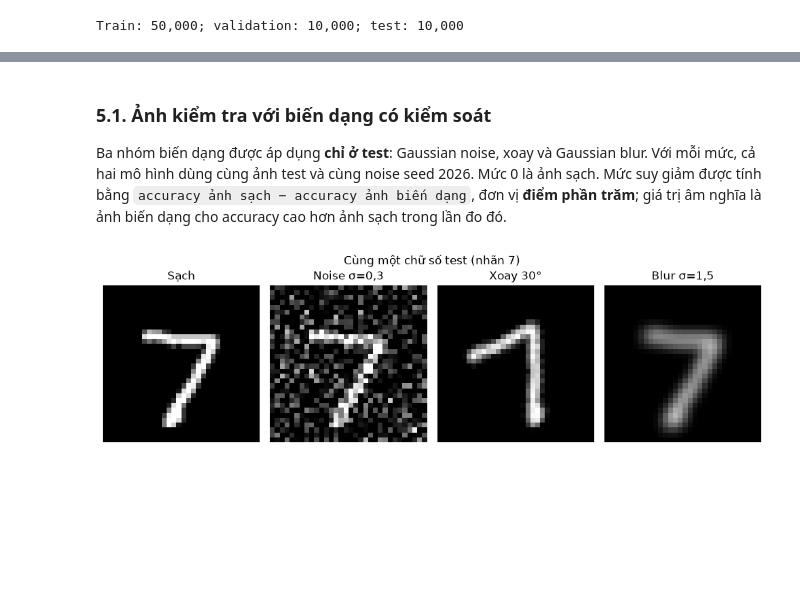
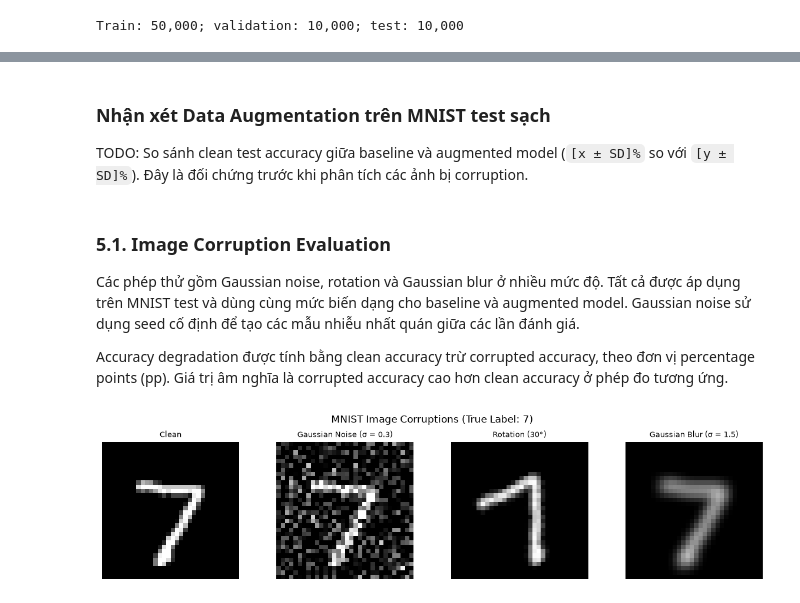
Before and after one commit to keiranoluv/HP2_MTH083, a Jupyter notebook: BaiTap1_NguyenDangThoiToan.ipynb, the cells around one changed output, grey strips where cells are left out. Saved outputs shown, nothing was run; the diff lists cells and outputs as text; code cells hidden in the pictures; blank space fills up the shorter version.

```diff
--- a/BaiTap1_NguyenDangThoiToan.ipynb
+++ b/BaiTap1_NguyenDangThoiToan.ipynb
@@ -223,7 +197,7 @@ def evaluate(model, loader):
         images, labels = images.to(DEVICE), labels.to(DEVICE)
         logits = model(images)
         total_loss += criterion(logits, labels).item()
-        correct += (logits.argmax(dim=1) == labels).sum().item()
+        correct += (logits.argmax(1) == labels).sum().item()
         total += labels.size(0)
 
     return {"loss": total_loss / total, "accuracy": correct / total}
@@ -240,8 +214,9 @@ def train_one_epoch(model, loader, optimizer, criterion):
         loss = criterion(logits, labels)
         loss.backward()
         optimizer.step()
+
         total_loss += loss.item() * labels.size(0)
-        correct += (logits.argmax(dim=1) == labels).sum().item()
+        correct += (logits.argmax(1) == labels).sum().item()
         total += labels.size(0)
 
     if DEVICE.type == "cuda":
@@ -520,7 +492,13 @@ display(augmentation_summary.round(3))
+# %% [markdown]
+### Nhận xét Data Augmentation trên MNIST test sạch
+
+TODO: So sánh clean test accuracy giữa baseline và augmented model (`[x ± SD]%` so với `[y ± SD]%`). Đây là đối chứng trước khi phân tích các ảnh bị corruption.
 # %% [markdown]
-### 5.1. Ảnh kiểm tra với biến dạng có kiểm soát
+### 5.1. Image Corruption Evaluation
 
-Ba nhóm biến dạng được áp dụng **chỉ ở test**: Gaussian noise, xoay và Gaussian blur. Với mỗi mức, cả hai mô hình dùng cùng ảnh test và cùng noise seed 2026. Mức 0 là ảnh sạch. Mức suy giảm được tính bằng `accuracy ảnh sạch − accuracy ảnh biến dạng`, đơn vị **điểm phần trăm**; giá trị âm nghĩa là ảnh biến dạng cho accuracy cao hơn ảnh sạch trong lần đo đó.
+Các phép thử gồm Gaussian noise, rotation và Gaussian blur ở nhiều mức độ. Tất cả được áp dụng trên MNIST test và dùng cùng mức biến dạng cho baseline và augmented model. Gaussian noise sử dụng seed cố định để tạo các mẫu nhiễu nhất quán giữa các lần đánh giá.
+
+Accuracy degradation được tính bằng clean accuracy trừ corrupted accuracy, theo đơn vị percentage points (pp). Giá trị âm nghĩa là corrupted accuracy cao hơn clean accuracy ở phép đo tương ứng.
 # %%
 def corrupt_batch(images, corruption, level, generator):
     if level == 0:
@@ -529,12 +507,10 @@ def corrupt_batch(images, corruption, level, generator):
         noise = torch.randn(images.shape, generator=generator) * level
         return (images + noise).clamp(0, 1)
     if corruption == "rotation":
-        return torch.stack(
-            [
-                TF.rotate(image, level, interpolation=InterpolationMode.BILINEAR)
-                for image in images
-            ]
-        )
+        return torch.stack([
+            TF.rotate(image, level, interpolation=InterpolationMode.BILINEAR)
+            for image in images
+        ])
     if corruption == "blur":
         return TF.gaussian_blur(images, kernel_size=5, sigma=float(level))
     raise ValueError(f"Corruption không hợp lệ: {corruption}")
@@ -560,25 +537,22 @@ corruption_levels = {
 # %%
 image, label = test_data[0]
 examples = [
-    ("Sạch", image),
-    (
-        "Noise σ=0,3",
-        corrupt_batch(image[None], "noise", 0.3, torch.Generator().manual_seed(2026))[
-            0
-        ],
-    ),
-    ("Xoay 30°", corrupt_batch(image[None], "rotation", 30, torch.Generator())[0]),
-    ("Blur σ=1,5", corrupt_batch(image[None], "blur", 1.5, torch.Generator())[0]),
+    ("Clean", image),
+    ("Gaussian Noise (σ = 0.3)", corrupt_batch(image[None], "noise", 0.3, torch.Generator().manual_seed(2026))[0]),
+    ("Rotation (30°)", corrupt_batch(image[None], "rotation", 30, torch.Generator())[0]),
+    ("Gaussian Blur (σ = 1.5)", corrupt_batch(image[None], "blur", 1.5, torch.Generator())[0]),
 ]
-fig, axes = plt.subplots(1, 4, figsize=(10, 3))
-for axis, (title, example) in zip(axes, examples, strict=True):
-    axis.imshow(example.squeeze(), cmap="gray", vmin=0, vmax=1)
-    axis.set_title(title)
-    axis.axis("off")
-plt.suptitle(f"Cùng một chữ số test (nhãn {label})")
+
+fig, axes = plt.subplots(1, 4, figsize=(12, 3))
+for ax, (title, example) in zip(axes, examples, strict=True):
+    ax.imshow(example.squeeze(), cmap="gray", vmin=0, vmax=1)
+    ax.set_title(title, fontsize=9)
+    ax.axis("off")
+
+plt.suptitle(f"MNIST Image Corruptions (True Label: {label})")
 plt.tight_layout()
 plt.show()
 # %% [output]
-[figure, old version]
+[figure, new version]
 # %%
 robustness_rows = []
```
Also changed, not shown: parts of 59 cells of this notebook.
